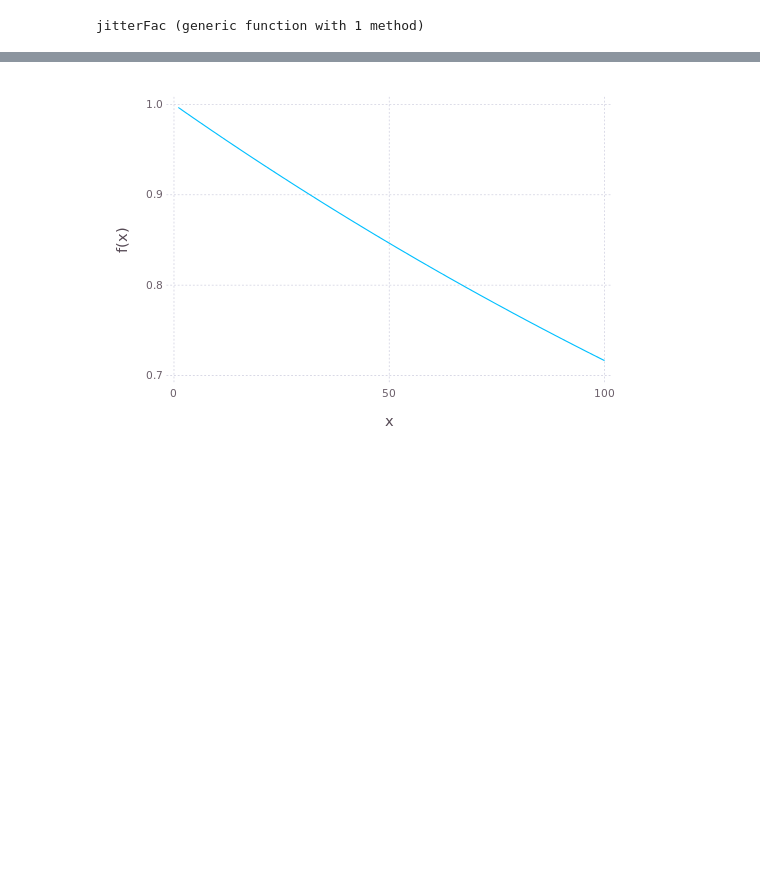
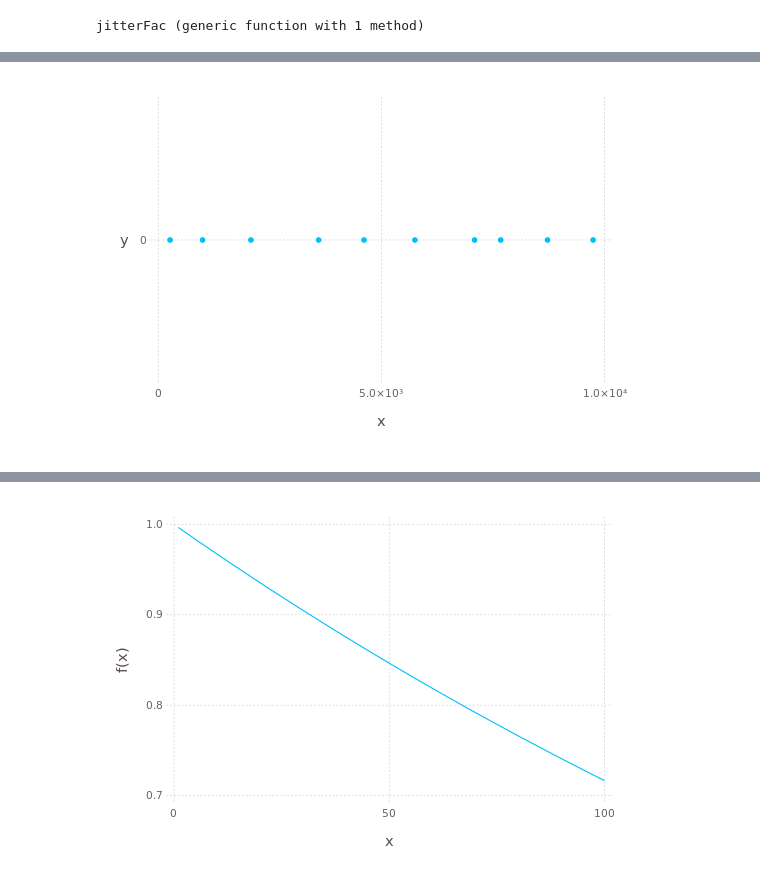
Before and after one commit to cfusting/ijulianotebooks, a Jupyter notebook: Fac.ipynb, the cells around one changed output, grey strips where cells are left out. Cells and saved outputs as stored; diff of their text form; code cells hidden in the pictures; blank space fills up the shorter version.

```diff
--- a/Fac.ipynb
+++ b/Fac.ipynb
@@ -123,0 +133,4 @@ plot(x = [x for x = 1:itr], y = cost, Geom.line)
+# %%
+plot(x = cfac, y = [x for x = zeros(10)])
+# %% [output]
+[figure, added]
```
Also changed, not shown: parts of 8 cells of this notebook.
